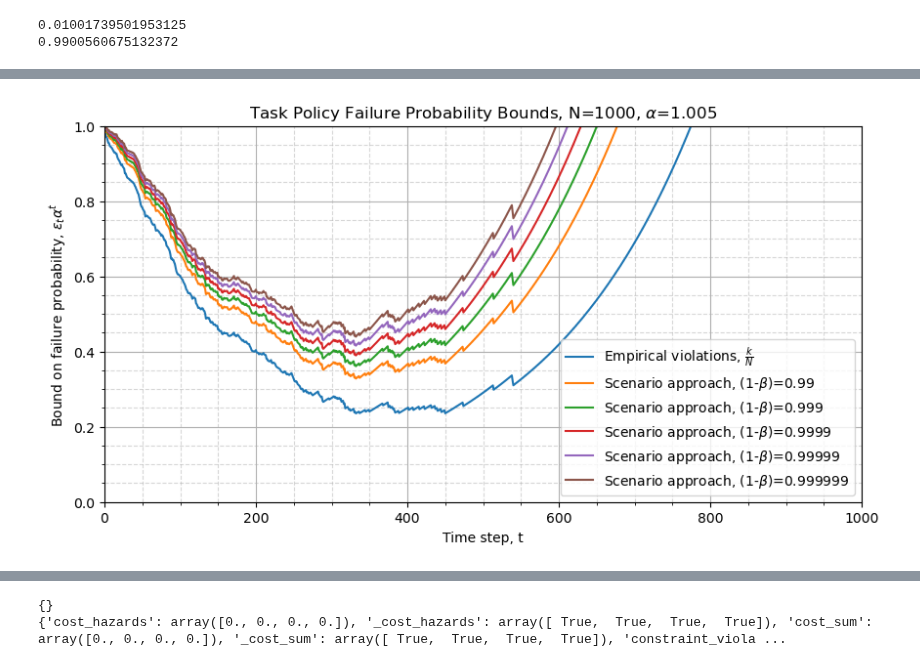
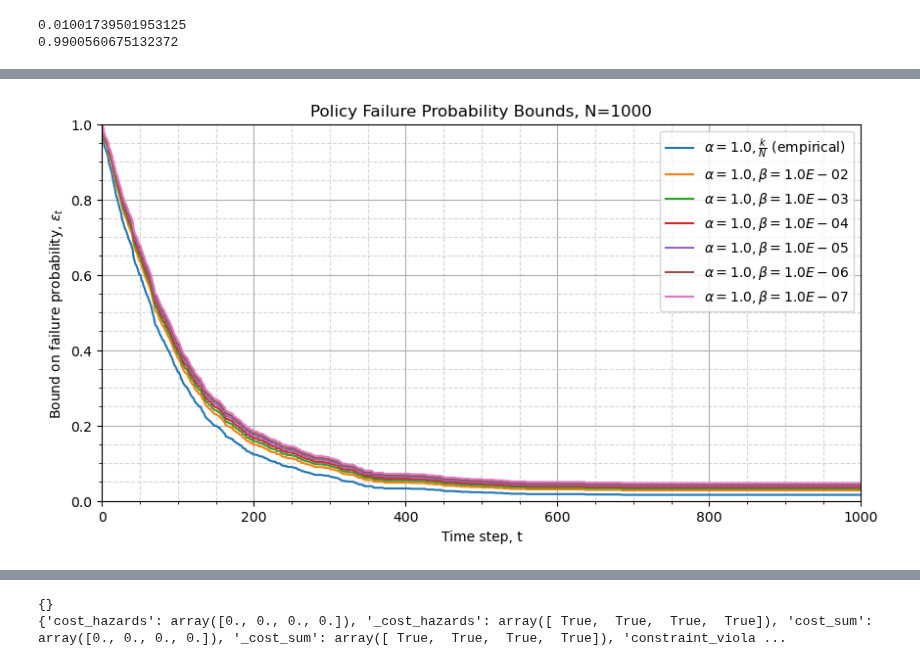
Before and after one commit to JacquesCloete/sport, a Jupyter notebook: notebooks/envs/testing_validation.ipynb, the cells around one changed output, grey strips where cells are left out. Drawn from its saved outputs; the diff is of its cells as text; code cells hidden in the pictures.

Commit message:
ScenarioDatabase now saves epsilons and does plotting
Moved validation utils to dedicated python file

```diff
--- a/notebooks/envs/testing_validation.ipynb
+++ b/notebooks/envs/testing_validation.ipynb
@@ -114,8 +55,8 @@ class ScenarioDatabase:
 # %%
 max_episode_length = 1000
-N = 1000
+num_scenarios = 1000
 # Initialize scenario information database
-scenario_database = ScenarioDatabase(num_envs, max_episode_length, N)
+scenario_database = ScenarioDatabase(num_envs, max_episode_length, num_scenarios)
 # %%
 print(scenario_database.active_scenarios)
 print(scenario_database.timesteps)
@@ -427,41 +171,0 @@ ax.title.set_text(title_str)
-# %%
-alpha = 1.005
-
-# Plot different methods for computing epsilon
-fig, ax = plt.subplots(figsize=(10, 5))
-
-indices = np.arange(max_episode_length + 1)
-alphas = alpha**indices
-
-emp_str = r"Empirical violations, $\frac{k}{N}$"
-epsilons = scenario_database.get_num_failures() / scenario_database.num_scenarios
-epsilons = np.minimum(epsilons * alphas, 1.0)
-ax.plot(epsilons, label=emp_str)
-confs = [0.99, 0.999, 0.9999, 0.99999, 0.999999]
-for conf in confs:
-    # Compute bound on failure probability at each time step
-    unique_ks = np.unique(scenario_database.get_num_failures())
-    epsilon_dict = dict(
-        zip(
-            unique_ks,
-            estimate_epsilon_parallel(
-                conf, scenario_database.num_scenarios, unique_ks, tol=1e-5
-            ),
-        )
-    )
-    epsilons = np.array([epsilon_dict[k] for k in scenario_database.get_num_failures()])
-    epsilons = np.minimum(epsilons * alphas, 1.0)
-    scen_str = r"Scenario approach, (1-$\beta$)={f}".format(f=conf)
-    ax.plot(epsilons, label=scen_str)
-ax.set_xlim([0, max_episode_length])
-ax.set_ylim([0, 1])
-ax.set_xlabel("Time step, t")
-ax.set_ylabel("Bound on failure probability, $\epsilon_{t} \\alpha^{t}$")
-ax.minorticks_on()
-ax.grid(which="major")
-ax.grid(which="minor", linestyle="--", alpha=0.5)
-ax.legend()
-title_str = f"Task Policy Failure Probability Bounds, N={scenario_database.num_scenarios}, $\\alpha$={alpha}"
-ax.title.set_text(title_str)
-# %% [output]
-[figure, removed]
@@ -467,0 +174,7 @@ ax.title.set_text(title_str)
+# %%
+fig, ax = scenario_database.plot_epsilons(
+    plot_empirical=True,
+    confs=[0.99, 0.999, 0.9999, 0.99999, 0.999999, 0.9999999],
+)
+# %% [output]
+[figure, added]
```
Also changed, not shown: parts of 13 cells of this notebook, 1 other file.
